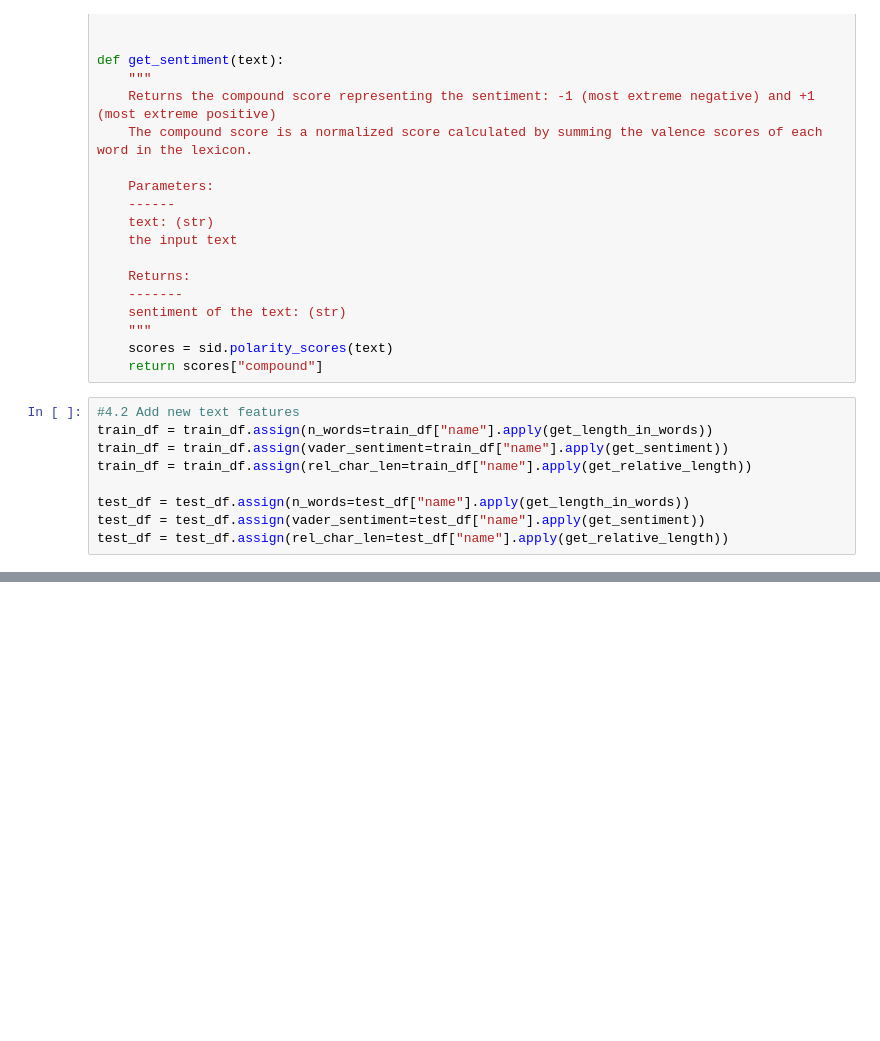
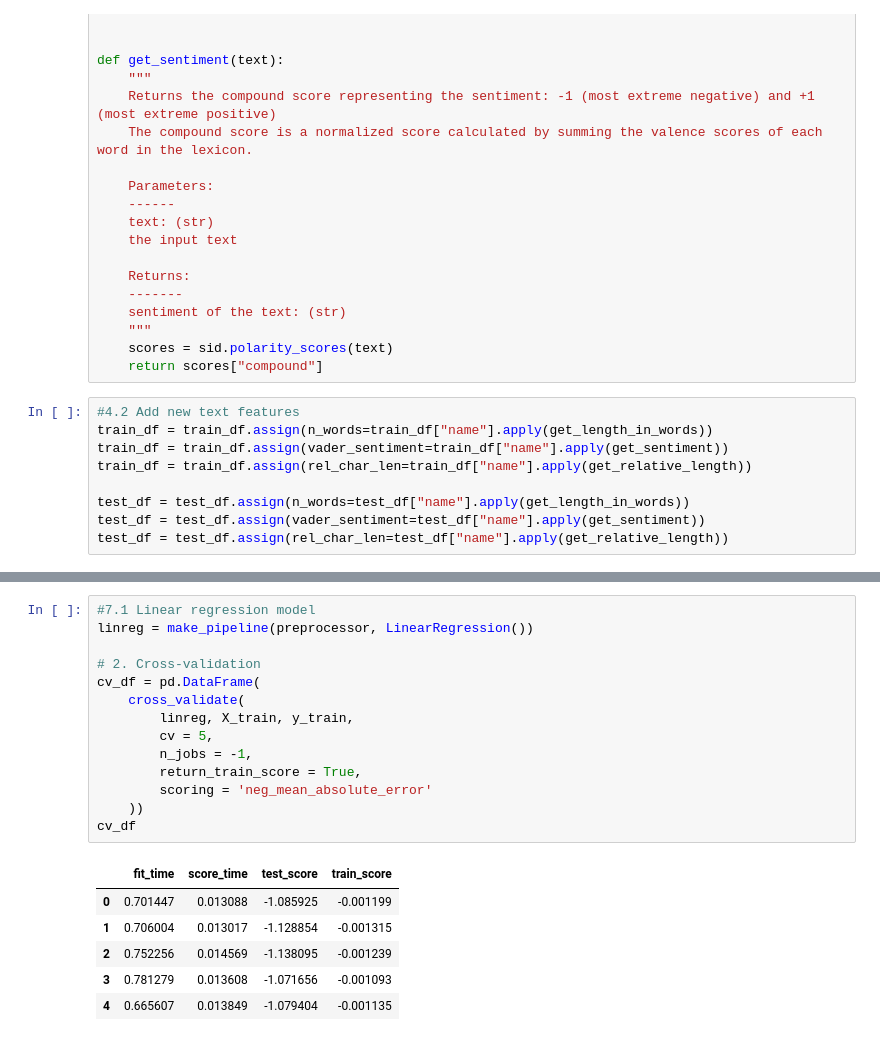
Before and after one commit to Suraporn/airBnB_data_analysis, a Jupyter notebook: airbnb.ipynb, the cells around one changed output, grey strips where cells are left out. Saved outputs shown, nothing was run; the diff lists cells and outputs as text; blank space fills up the shorter version.

```diff
--- a/airbnb.ipynb
+++ b/airbnb.ipynb
@@ -653,0 +766,21 @@ train_df.head()
+# %%
+#7.1 Linear regression model
+linreg = make_pipeline(preprocessor, LinearRegression())
+
+# 2. Cross-validation
+cv_df = pd.DataFrame(
+    cross_validate(
+        linreg, X_train, y_train,
+        cv = 5,
+        n_jobs = -1,
+        return_train_score = True,
+        scoring = 'neg_mean_absolute_error'
+    ))
+cv_df
+# %% [output]
+|  | fit_time | score_time | test_score | train_score |
+| 0 | 0.701447 | 0.013088 | -1.085925 | -0.001199 |
+| 1 | 0.706004 | 0.013017 | -1.128854 | -0.001315 |
+| 2 | 0.752256 | 0.014569 | -1.138095 | -0.001239 |
+| 3 | 0.781279 | 0.013608 | -1.071656 | -0.001093 |
+| 4 | 0.665607 | 0.013849 | -1.079404 | -0.001135 |
```
Also changed, not shown: parts of 21 cells of this notebook.
